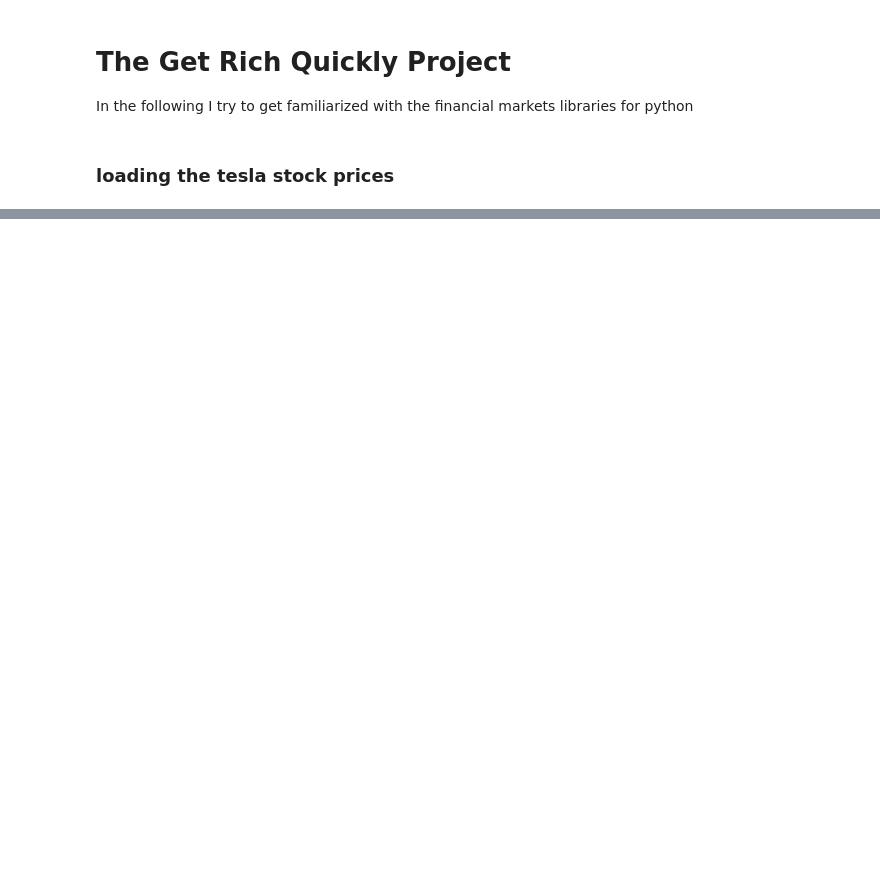
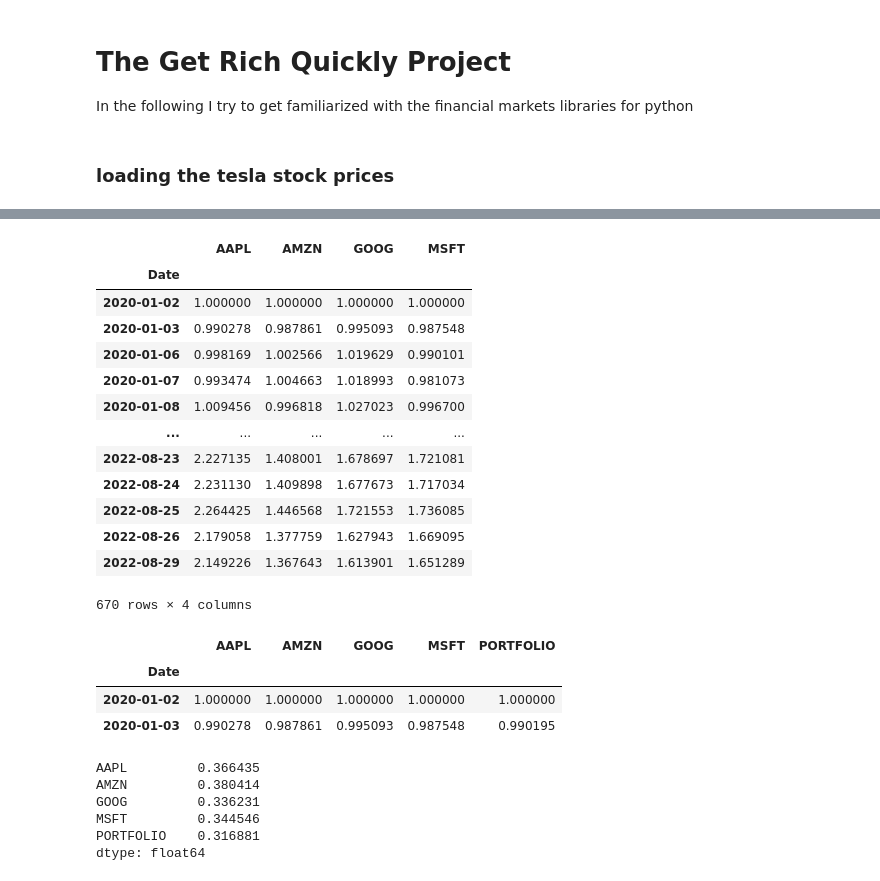
Before and after one commit to Gyrst/The-Get-Rich-Quickly-Project, a Jupyter notebook: playground101.ipynb, the cells around one changed output, grey strips where cells are left out. Cells and saved outputs as stored; diff of their text form; code cells hidden in the pictures; blank space fills up the shorter version.

```diff
--- a/playground101.ipynb
+++ b/playground101.ipynb
@@ -41,0 +64,17 @@ stock_info
+# %%
+returns
+# %% [output]
+|  | AAPL | AMZN | GOOG | MSFT |
+| Date |  |  |  |  |
+| 2020-01-02 | 1.000000 | 1.000000 | 1.000000 | 1.000000 |
+| 2020-01-03 | 0.990278 | 0.987861 | 0.995093 | 0.987548 |
+| 2020-01-06 | 0.998169 | 1.002566 | 1.019629 | 0.990101 |
+| 2020-01-07 | 0.993474 | 1.004663 | 1.018993 | 0.981073 |
+| 2020-01-08 | 1.009456 | 0.996818 | 1.027023 | 0.996700 |
+| ... | ... | ... | ... | ... |
+| 2022-08-23 | 2.227135 | 1.408001 | 1.678697 | 1.721081 |
+| 2022-08-24 | 2.231130 | 1.409898 | 1.677673 | 1.717034 |
+| 2022-08-25 | 2.264425 | 1.446568 | 1.721553 | 1.736085 |
+| 2022-08-26 | 2.179058 | 1.377759 | 1.627943 | 1.669095 |
+| 2022-08-29 | 2.149226 | 1.367643 | 1.613901 | 1.651289 |
+670 rows × 4 columns
@@ -41,0 +85,18 @@ stock_info
+# %%
+returns.head(2)
+# %% [output]
+|  | AAPL | AMZN | GOOG | MSFT | PORTFOLIO |
+| Date |  |  |  |  |  |
+| 2020-01-02 | 1.000000 | 1.000000 | 1.000000 | 1.000000 | 1.000000 |
+| 2020-01-03 | 0.990278 | 0.987861 | 0.995093 | 0.987548 | 0.990195 |
+# %%
+daily_pct_change = np.log(returns.pct_change() + 1)
+vols = daily_pct_change.std() * np.sqrt(252)
+vols
+# %% [output]
+AAPL         0.366435
+AMZN         0.380414
+GOOG         0.336231
+MSFT         0.344546
+PORTFOLIO    0.316881
+dtype: float64
```
Also changed, not shown: parts of 11 cells of this notebook, 2 other files.
